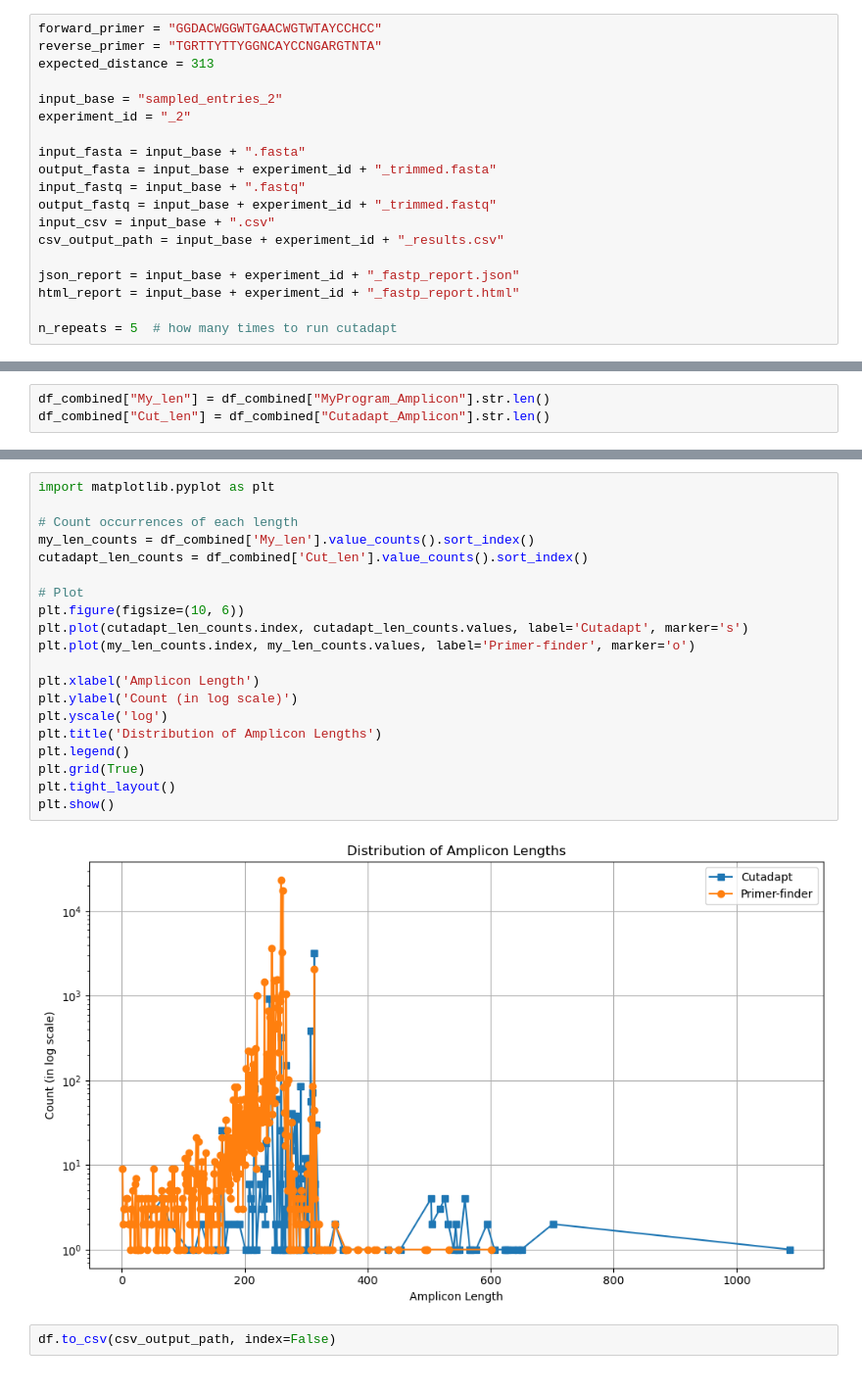
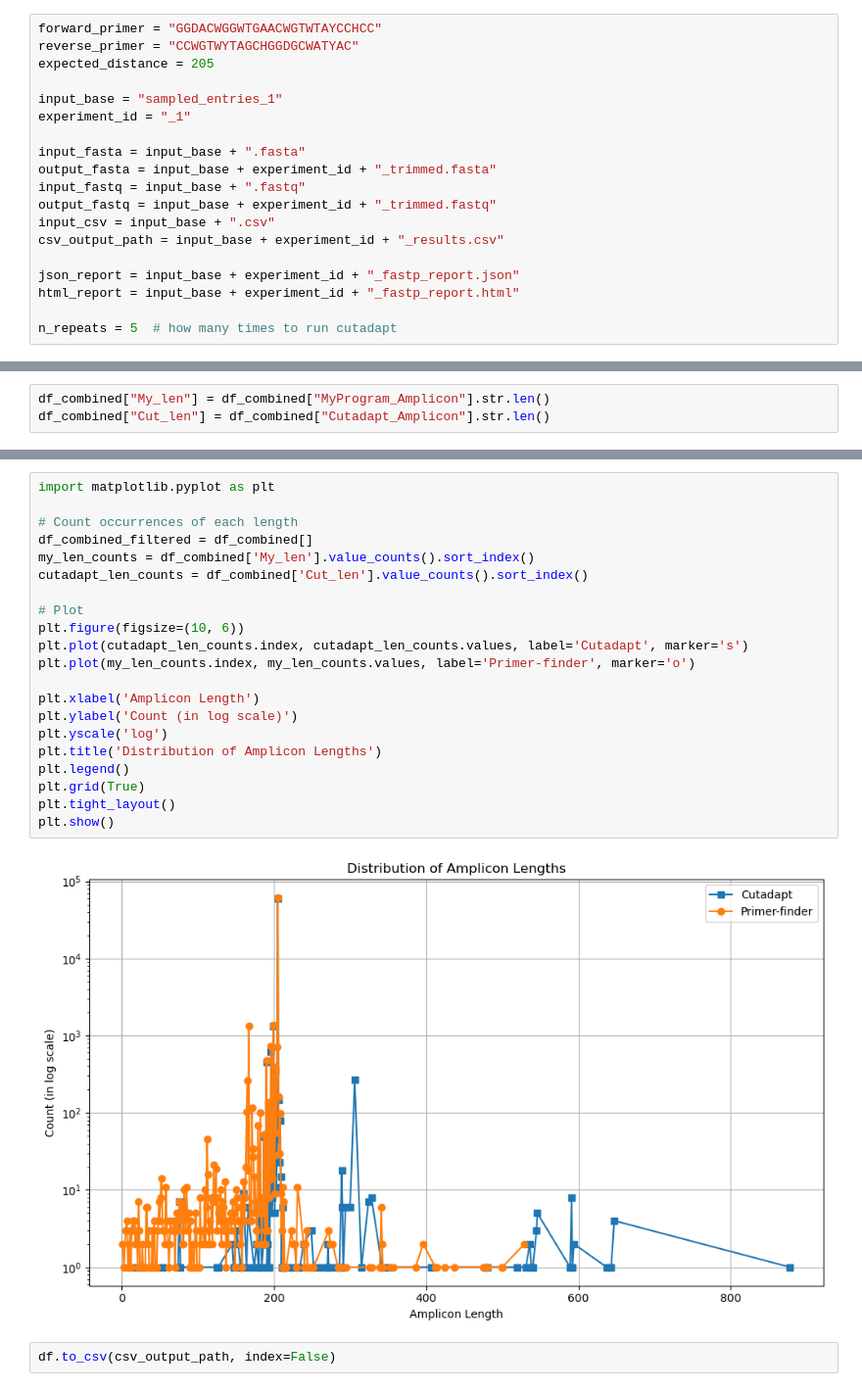
Before and after one commit to Vuju/primer-finder, a Jupyter notebook: notebooks/16-run-benchmarks.ipynb, the cells around one changed output, grey strips where cells are left out. Shown: that part at 98% size. Saved outputs shown, nothing was run; the diff lists cells and outputs as text.

```diff
--- a/notebooks/16-run-benchmarks.ipynb
+++ b/notebooks/16-run-benchmarks.ipynb
@@ -1,10 +1,10 @@
 # %%
 forward_primer = "GGDACWGGWTGAACWGTWTAYCCHCC"
-reverse_primer = "TGRTTYTTYGGNCAYCCNGARGTNTA"
-expected_distance = 313
+reverse_primer = "CCWGTWYTAGCHGGDGCWATYAC"
+expected_distance = 205
 
-input_base = "sampled_entries_2"
-experiment_id = "_2"
+input_base = "sampled_entries_1"
+experiment_id = "_1"
 
 input_fasta = input_base + ".fasta"
 output_fasta = input_base + experiment_id + "_trimmed.fasta"
@@ -175,24 +189,25 @@ print(len(df_diff))
 # %%
 import matplotlib.pyplot as plt
 
 # Count occurrences of each length
+df_combined_filtered = df_combined[]
 my_len_counts = df_combined['My_len'].value_counts().sort_index()
 cutadapt_len_counts = df_combined['Cut_len'].value_counts().sort_index()
 
 # Plot
 plt.figure(figsize=(10, 6))
 plt.plot(cutadapt_len_counts.index, cutadapt_len_counts.values, label='Cutadapt', marker='s')
 plt.plot(my_len_counts.index, my_len_counts.values, label='Primer-finder', marker='o')
 
 plt.xlabel('Amplicon Length')
 plt.ylabel('Count (in log scale)')
 plt.yscale('log')
 plt.title('Distribution of Amplicon Lengths')
 plt.legend()
 plt.grid(True)
 plt.tight_layout()
 plt.show()
 # %% [output]
-[figure, old version]
+[figure, new version]
 # %%
 df.to_csv(csv_output_path, index=False)
```
Also changed, not shown: parts of 6 cells of this notebook, 3 other files.
